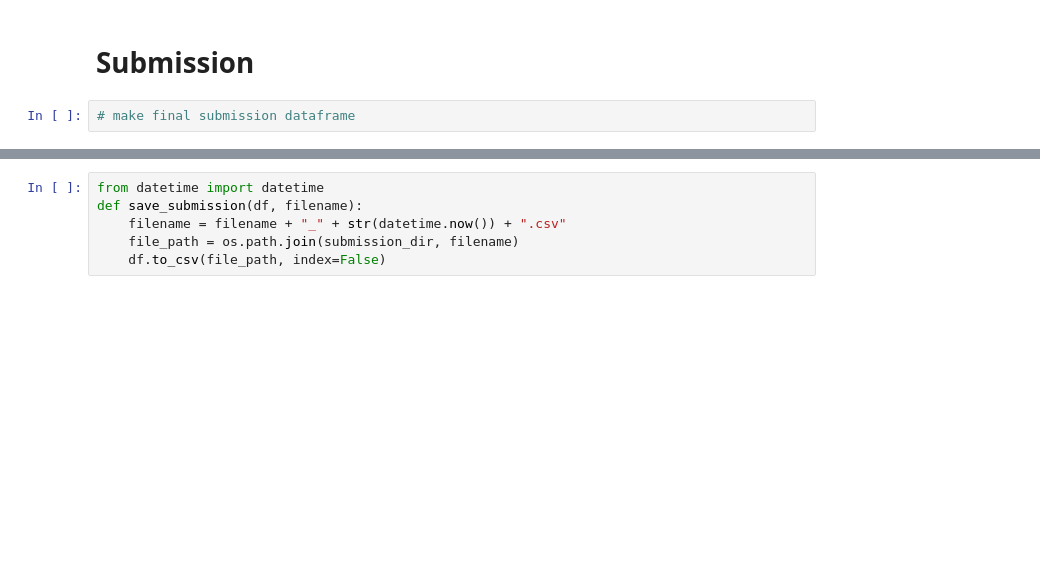
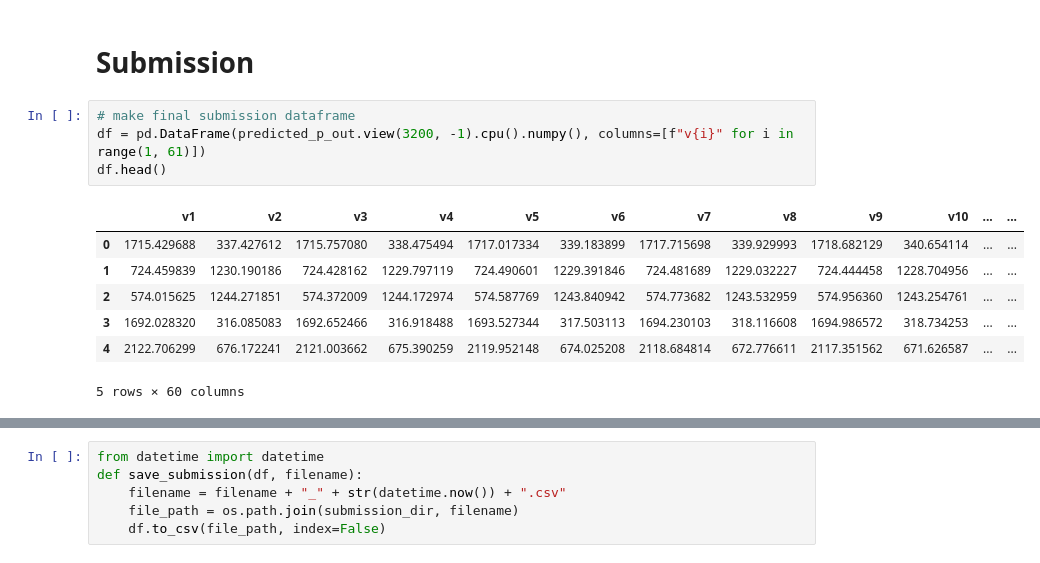
Before and after one commit to wanglec/cse151b-kaggle, a Jupyter notebook: Seq2Seq.ipynb, the cells around one changed output, grey strips where cells are left out. Cells and saved outputs as stored; diff of their text form; blank space fills up the shorter version.

```diff
--- a/Seq2Seq.ipynb
+++ b/Seq2Seq.ipynb
@@ -316,4 +619,14 @@ with torch.no_grad():
 # %% [markdown]
 # Submission
-# %%
-# make final submission dataframe
+# %%
+# make final submission dataframe
+df = pd.DataFrame(predicted_p_out.view(3200, -1).cpu().numpy(), columns=[f"v{i}" for i in range(1, 61)])
+df.head()
+# %% [output]
+|  | v1 | v2 | v3 | v4 | v5 | v6 | v7 | v8 | v9 | v10 | ... | ... |
+| 0 | 1715.429688 | 337.427612 | 1715.757080 | 338.475494 | 1717.017334 | 339.183899 | 1717.715698 | 339.929993 | 1718.682129 | 340.654114 | ... | ... |
+| 1 | 724.459839 | 1230.190186 | 724.428162 | 1229.797119 | 724.490601 | 1229.391846 | 724.481689 | 1229.032227 | 724.444458 | 1228.704956 | ... | ... |
+| 2 | 574.015625 | 1244.271851 | 574.372009 | 1244.172974 | 574.587769 | 1243.840942 | 574.773682 | 1243.532959 | 574.956360 | 1243.254761 | ... | ... |
+| 3 | 1692.028320 | 316.085083 | 1692.652466 | 316.918488 | 1693.527344 | 317.503113 | 1694.230103 | 318.116608 | 1694.986572 | 318.734253 | ... | ... |
+| 4 | 2122.706299 | 676.172241 | 2121.003662 | 675.390259 | 2119.952148 | 674.025208 | 2118.684814 | 672.776611 | 2117.351562 | 671.626587 | ... | ... |
+5 rows × 60 columns
```
Also changed, not shown: parts of 28 cells of this notebook, 1 other file.
